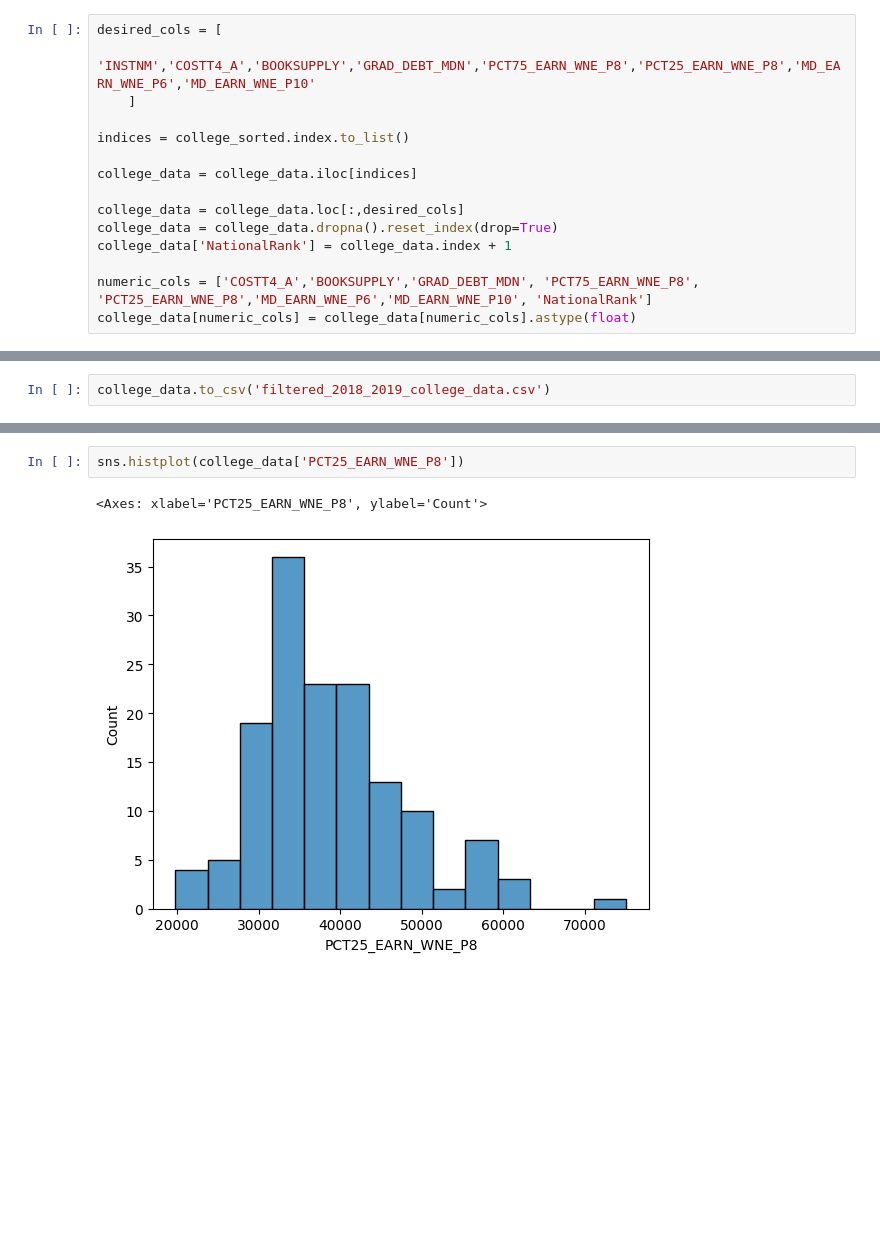
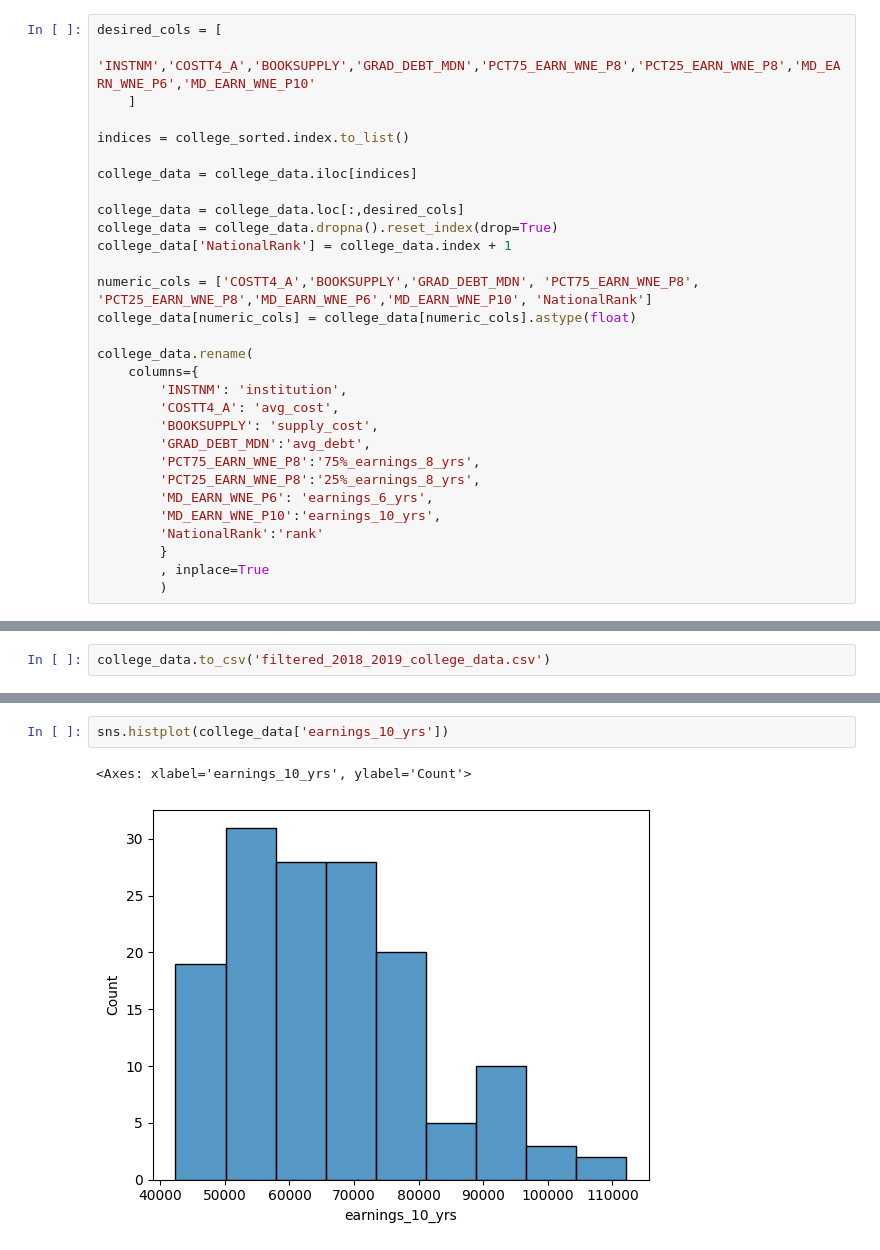
Before and after one commit to b4tan/College-Rank-and-Career-Success, a Jupyter notebook: 2018-2019-wrangle.ipynb, the cells around one changed output, grey strips where cells are left out. Saved outputs shown, nothing was run; the diff lists cells and outputs as text; blank space fills up the shorter version.

Commit message:
changed column names

```diff
--- a/2018-2019-wrangle.ipynb
+++ b/2018-2019-wrangle.ipynb
@@ -95,6 +95,21 @@ college_data['NationalRank'] = college_data.index + 1
 
 numeric_cols = ['COSTT4_A','BOOKSUPPLY','GRAD_DEBT_MDN', 'PCT75_EARN_WNE_P8', 'PCT25_EARN_WNE_P8','MD_EARN_WNE_P6','MD_EARN_WNE_P10', 'NationalRank']
 college_data[numeric_cols] = college_data[numeric_cols].astype(float)
+
+college_data.rename(
+    columns={
+        'INSTNM': 'institution',
+        'COSTT4_A': 'avg_cost',
+        'BOOKSUPPLY': 'supply_cost',
+        'GRAD_DEBT_MDN':'avg_debt',
+        'PCT75_EARN_WNE_P8':'75%_earnings_8_yrs',
+        'PCT25_EARN_WNE_P8':'25%_earnings_8_yrs',
+        'MD_EARN_WNE_P6': 'earnings_6_yrs',
+        'MD_EARN_WNE_P10':'earnings_10_yrs',
+        'NationalRank':'rank'
+        }
+        , inplace=True
+        )
 # %%
 college_data
 # %% [output]
@@ -149,6 +169,6 @@ sns.histplot(college_data['COSTT4_A'])
 # %%
-sns.histplot(college_data['PCT25_EARN_WNE_P8'])
+sns.histplot(college_data['earnings_10_yrs'])
 # %% [output]
-<Axes: xlabel='PCT25_EARN_WNE_P8', ylabel='Count'>
+<Axes: xlabel='earnings_10_yrs', ylabel='Count'>
-[figure, old version]
+[figure, new version]
 # %%
```
Also changed, not shown: parts of 11 cells of this notebook, 1 other file.
